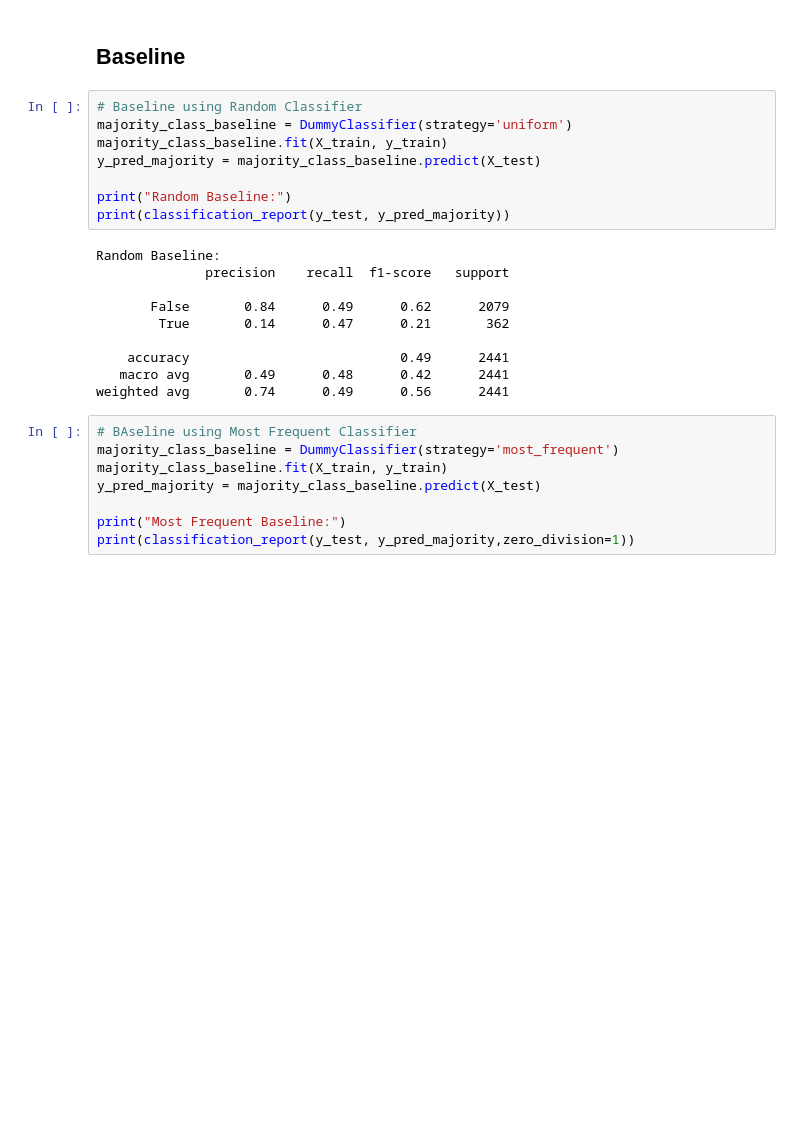
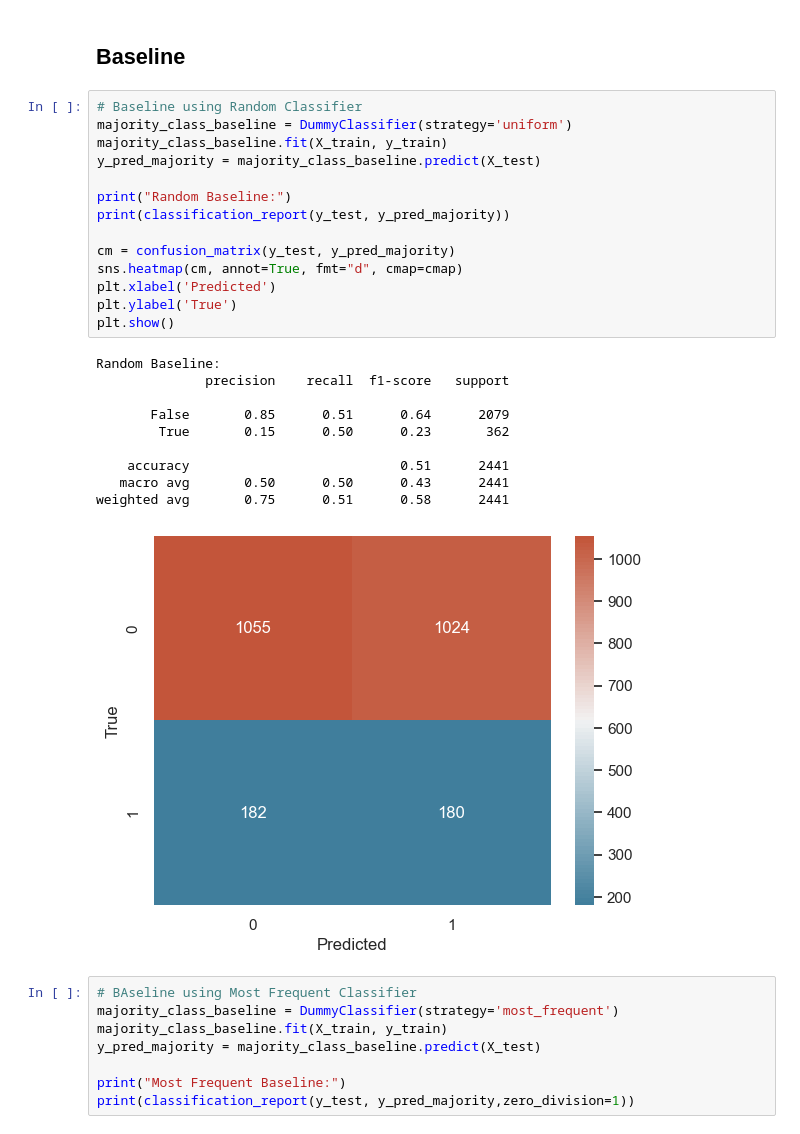
Before and after one commit to alessandroAbati/Online-Shoppers-Purchasing-Intention-Prediction, a Jupyter notebook: main.ipynb, the cells around one changed output. Cells and saved outputs as stored; diff of their text form; blank space fills up the shorter version.

```diff
--- a/main.ipynb
+++ b/main.ipynb
@@ -332,21 +339,28 @@ X_train, X_test, y_train, y_test = train_test_split(X, y, test_size=0.2, random_
 # %%
 # Baseline using Random Classifier
 majority_class_baseline = DummyClassifier(strategy='uniform')
 majority_class_baseline.fit(X_train, y_train)
 y_pred_majority = majority_class_baseline.predict(X_test)
 
 print("Random Baseline:")
 print(classification_report(y_test, y_pred_majority))
+
+cm = confusion_matrix(y_test, y_pred_majority)
+sns.heatmap(cm, annot=True, fmt="d", cmap=cmap)
+plt.xlabel('Predicted')
+plt.ylabel('True')
+plt.show()
 # %% [output]
 Random Baseline:
               precision    recall  f1-score   support
 
-       False       0.84      0.49      0.62      2079
-        True       0.14      0.47      0.21       362
+       False       0.85      0.51      0.64      2079
+        True       0.15      0.50      0.23       362
 
-    accuracy                           0.49      2441
-   macro avg       0.49      0.48      0.42      2441
-weighted avg       0.74      0.49      0.56      2441
+    accuracy                           0.51      2441
+   macro avg       0.50      0.50      0.43      2441
+weighted avg       0.75      0.51      0.58      2441
+[figure, added]
 # %%
 # BAseline using Most Frequent Classifier
 majority_class_baseline = DummyClassifier(strategy='most_frequent')
```
Also changed, not shown: parts of 6 cells of this notebook, 4 other files.
